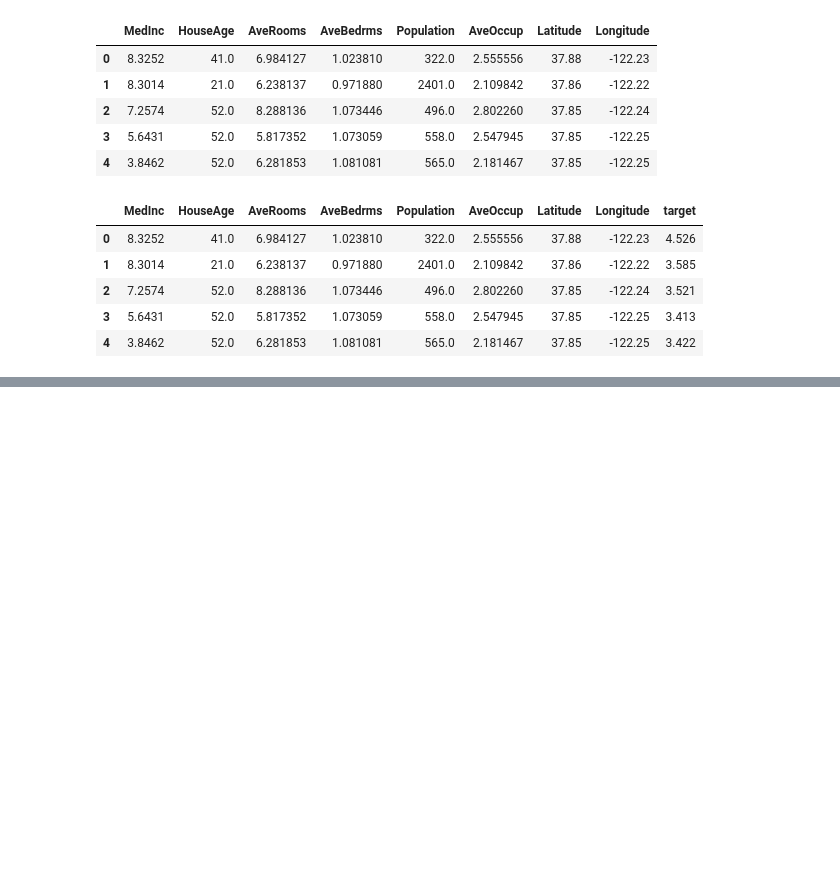
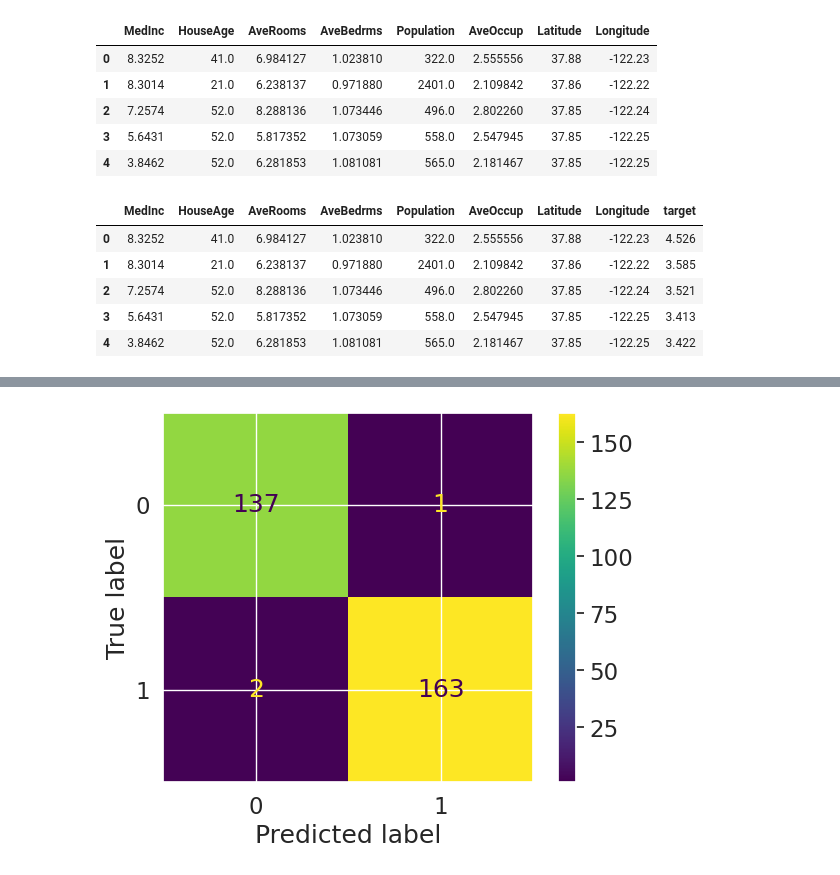
Before and after one commit to codekalimi/google-colab, a Jupyter notebook: evaluating-a-model-techniques.ipynb, the cells around one changed output, grey strips where cells are left out. Drawn from its saved outputs; the diff is of its cells as text; code cells hidden in the pictures; blank space fills up the shorter version.

```diff
--- a/evaluating-a-model-techniques.ipynb
+++ b/evaluating-a-model-techniques.ipynb
@@ -148,0 +283,7 @@ rfr.score(X_test,y_test)
+# %%
+# confusino metrics using sklearn lates ConfusionMatrixDisplay
+from sklearn.metrics import ConfusionMatrixDisplay
+
+ConfusionMatrixDisplay.from_estimator(estimator=rfc, X=X, y=y);
+# %% [output]
+[figure, added]
```
Also changed, not shown: parts of 58 cells of this notebook.
